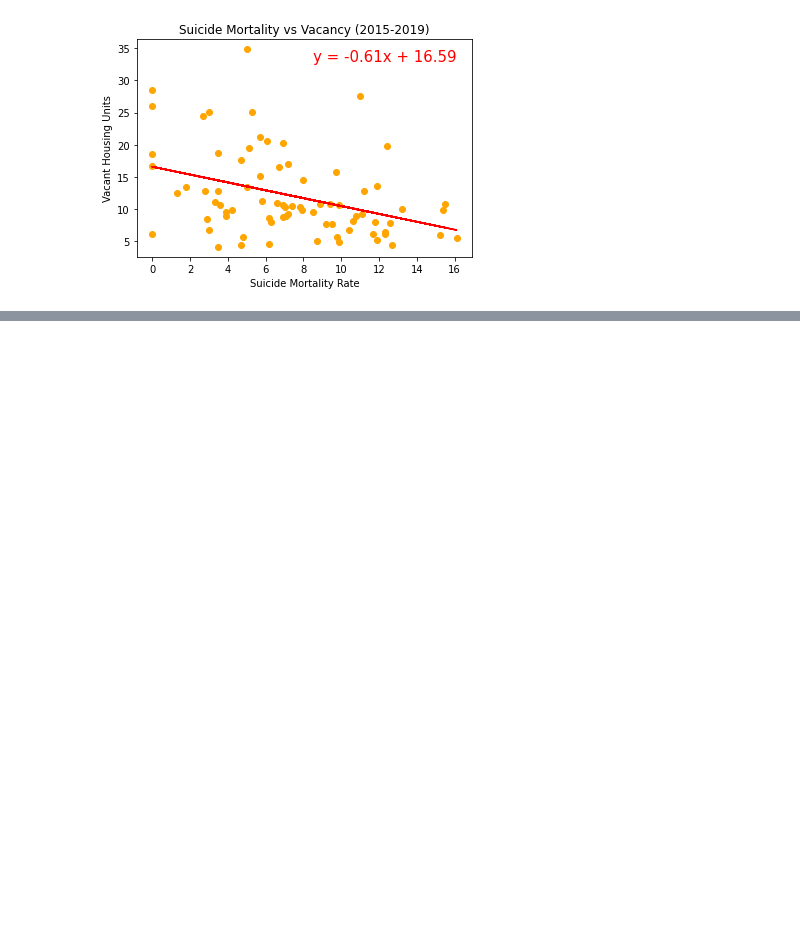
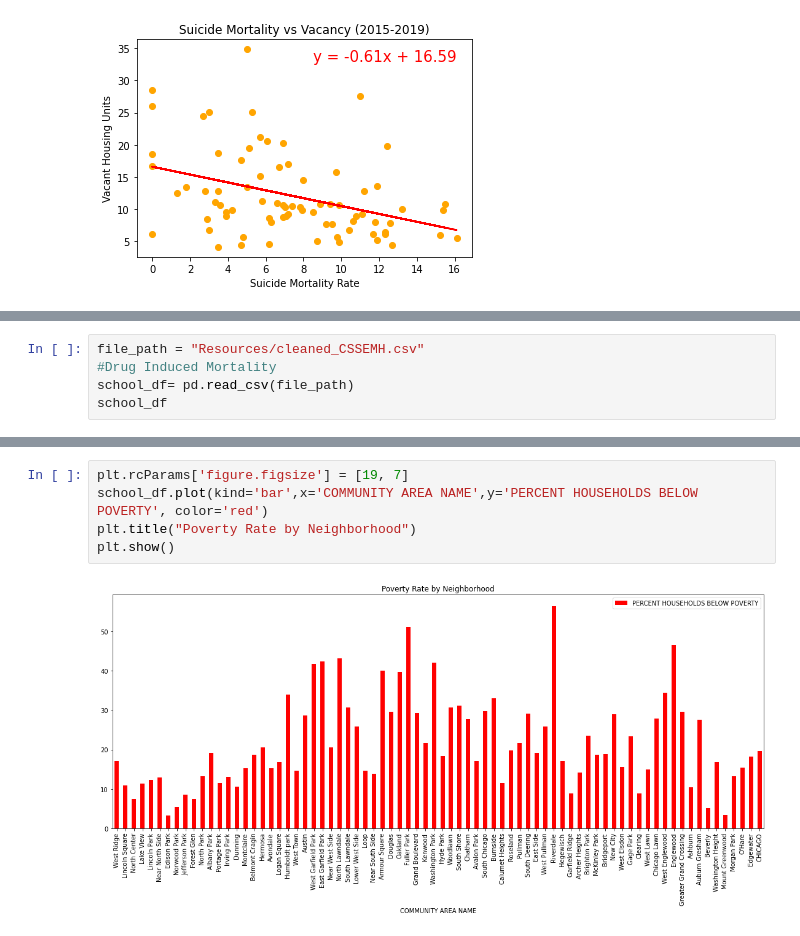
Before and after one commit to dpackardphys/gold_orbit_firelight, a Jupyter notebook: Visualization and Analysis.ipynb, the cells around one changed output, grey strips where cells are left out. Drawn from its saved outputs; the diff is of its cells as text; blank space fills up the shorter version.

```diff
--- a/Visualization and Analysis.ipynb
+++ b/Visualization and Analysis.ipynb
@@ -164,0 +167,5 @@ The r-value is: -0.3764039514733627
+# %%
+file_path = "Resources/cleaned_CSSEMH.csv"
+#Drug Induced Mortality
+school_df= pd.read_csv(file_path)
+school_df
@@ -164,0 +253,7 @@ The r-value is: -0.3764039514733627
+# %%
+plt.rcParams['figure.figsize'] = [19, 7]
+school_df.plot(kind='bar',x='COMMUNITY AREA NAME',y='PERCENT HOUSEHOLDS BELOW POVERTY', color='red')
+plt.title("Poverty Rate by Neighborhood")
+plt.show()
+# %% [output]
+[figure, added]
```
Also changed, not shown: parts of 29 cells of this notebook, 6 other files.
